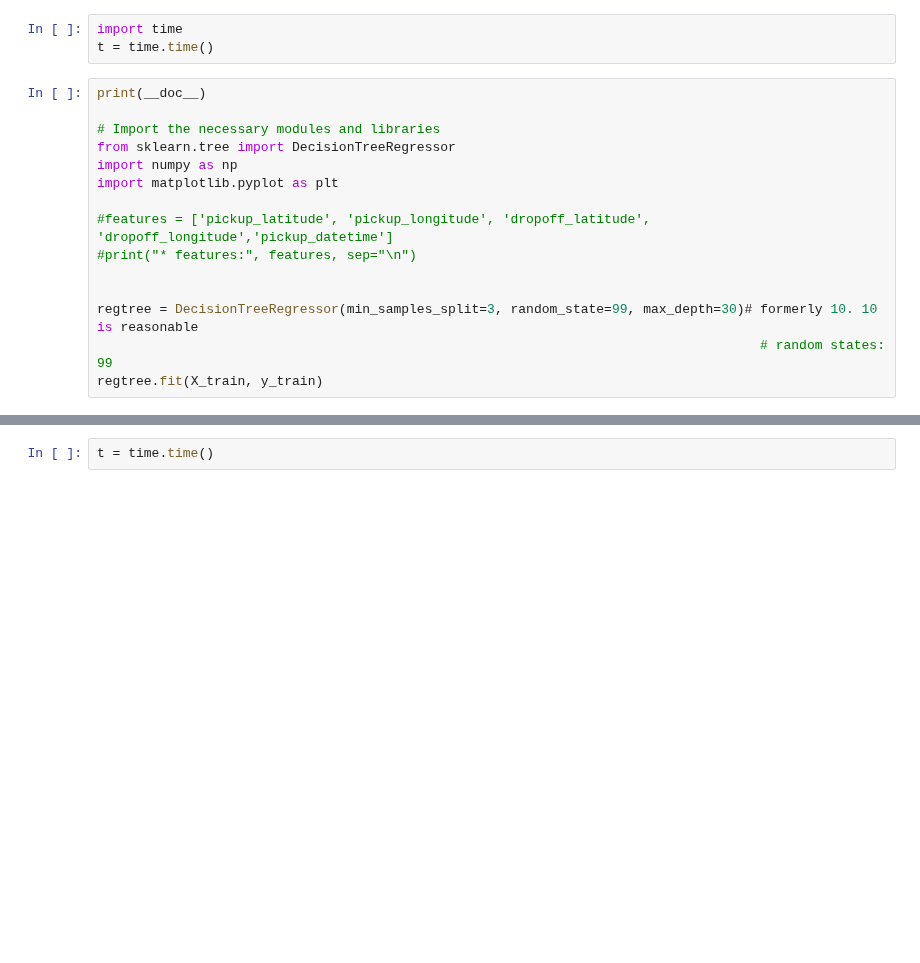
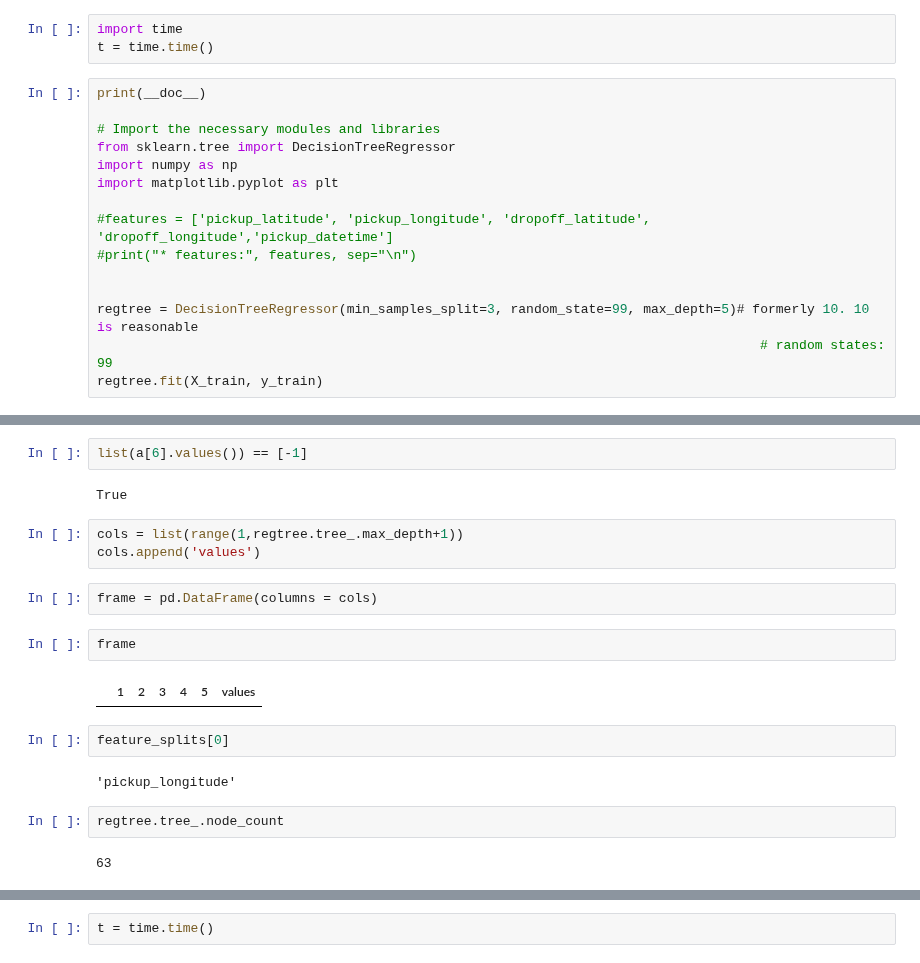
Before and after one commit to nikhase/nyc-taxi, a Jupyter notebook: weeklyAnalysis.ipynb, the cells around one changed output, grey strips where cells are left out. Drawn from its saved outputs; the diff is of its cells as text; blank space fills up the shorter version.

Commit message:
extracted decision rules and tried to generate a matrix out of them for better visualization

```diff
--- a/weeklyAnalysis.ipynb
+++ b/weeklyAnalysis.ipynb
@@ -908,7 +901,7 @@ import matplotlib.pyplot as plt
 #print("* features:", features, sep="\n")
 
 
-regtree = DecisionTreeRegressor(min_samples_split=3, random_state=99, max_depth=30)# formerly 10. 10 is reasonable
+regtree = DecisionTreeRegressor(min_samples_split=3, random_state=99, max_depth=5)# formerly 10. 10 is reasonable
                                                                                      # random states: 99
 regtree.fit(X_train, y_train)
 # %% [output]
@@ -928,0 +1158,21 @@ regtree.score(X_test, y_test)
+# %%
+list(a[6].values()) == [-1]
+# %% [output]
+True
+# %%
+cols = list(range(1,regtree.tree_.max_depth+1))
+cols.append('values')
+# %%
+frame = pd.DataFrame(columns = cols)
+# %%
+frame
+# %% [output]
+|  | 1 | 2 | 3 | 4 | 5 | values |
+# %%
+feature_splits[0]
+# %% [output]
+'pickup_longitude'
+# %%
+regtree.tree_.node_count
+# %% [output]
+63
```
Also changed, not shown: parts of 27 cells of this notebook.
